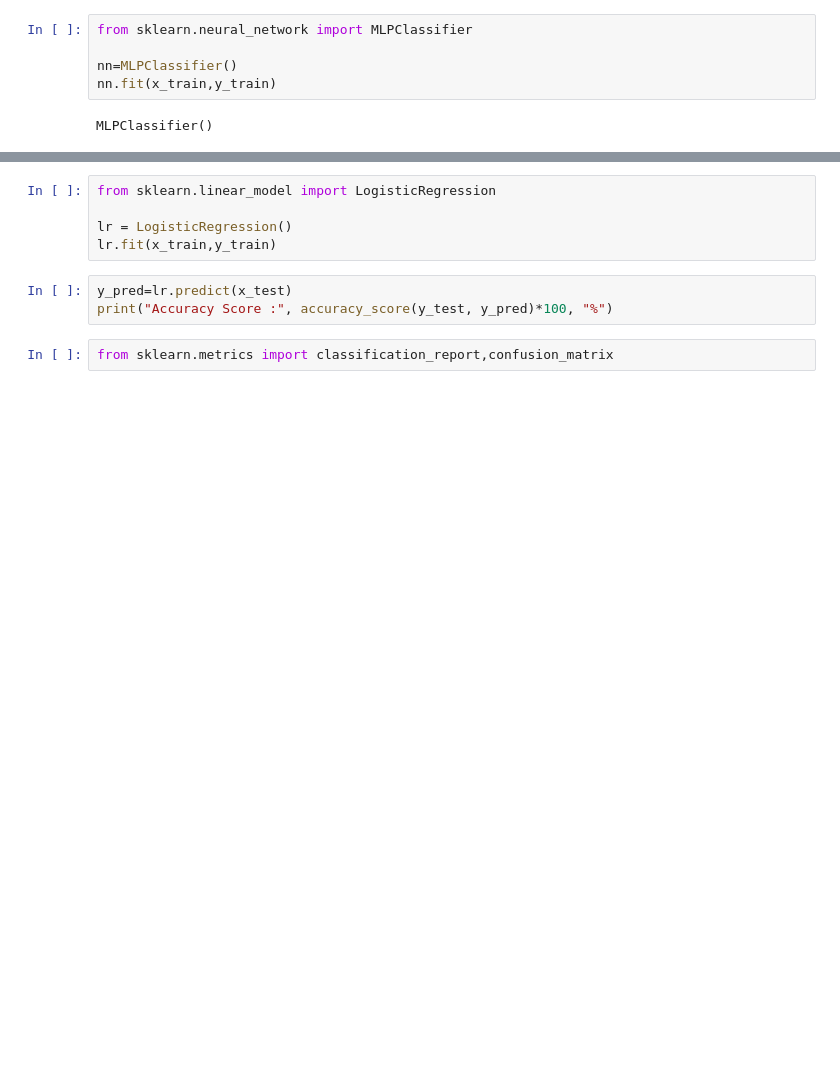
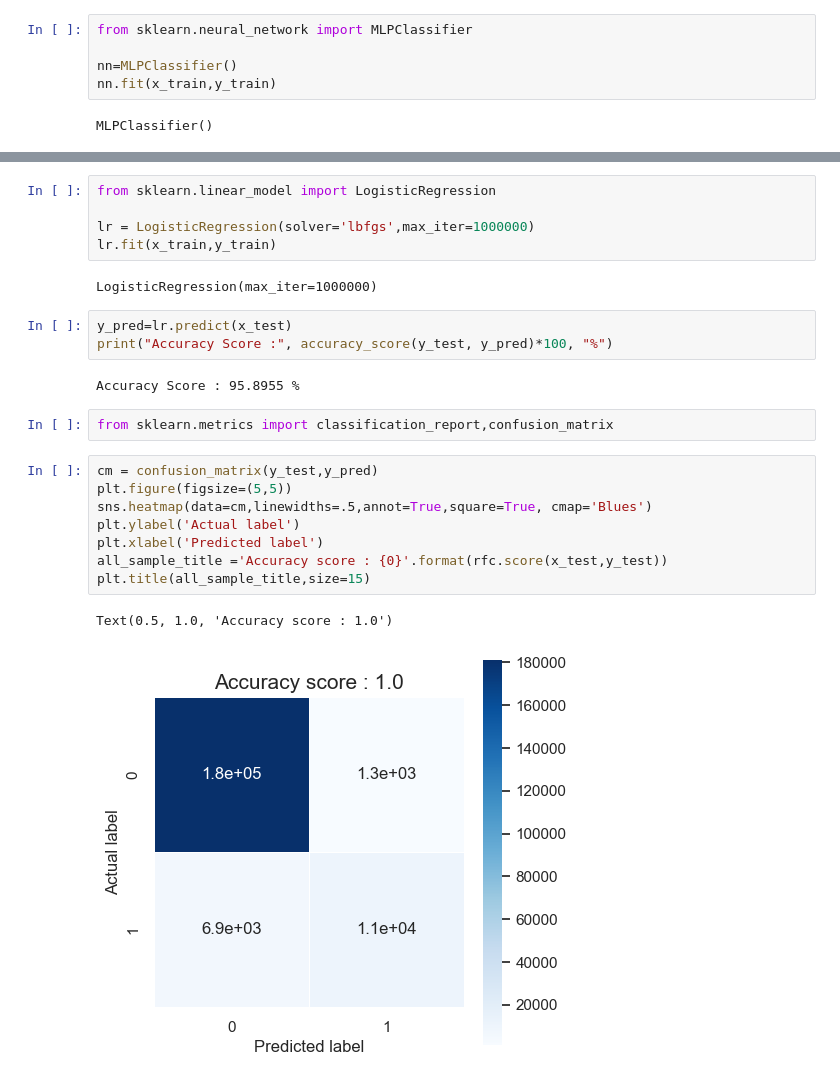
Before and after one commit to Divya642003/credit_card_fraud_detection, a Jupyter notebook: card_detection.ipynb, the cells around one changed output, grey strips where cells are left out. Saved outputs shown, nothing was run; the diff lists cells and outputs as text; blank space fills up the shorter version.

```diff
--- a/card_detection.ipynb
+++ b/card_detection.ipynb
@@ -154,10 +158,25 @@ print("Accuracy Score :", accuracy_score(y_test, y_pred)*100, "%")
 # %%
 from sklearn.linear_model import LogisticRegression
 
-lr = LogisticRegression()
+lr = LogisticRegression(solver='lbfgs',max_iter=1000000)
 lr.fit(x_train,y_train)
+# %% [output]
+LogisticRegression(max_iter=1000000)
 # %%
 y_pred=lr.predict(x_test)
 print("Accuracy Score :", accuracy_score(y_test, y_pred)*100, "%")
+# %% [output]
+Accuracy Score : 95.8955 %
 # %%
 from sklearn.metrics import classification_report,confusion_matrix
+# %%
+cm = confusion_matrix(y_test,y_pred)
+plt.figure(figsize=(5,5))
+sns.heatmap(data=cm,linewidths=.5,annot=True,square=True, cmap='Blues')
+plt.ylabel('Actual label')
+plt.xlabel('Predicted label')
+all_sample_title ='Accuracy score : {0}'.format(rfc.score(x_test,y_test))
+plt.title(all_sample_title,size=15)
+# %% [output]
+Text(0.5, 1.0, 'Accuracy score : 1.0')
+[figure, added]
```
Also changed, not shown: parts of 7 cells of this notebook.
